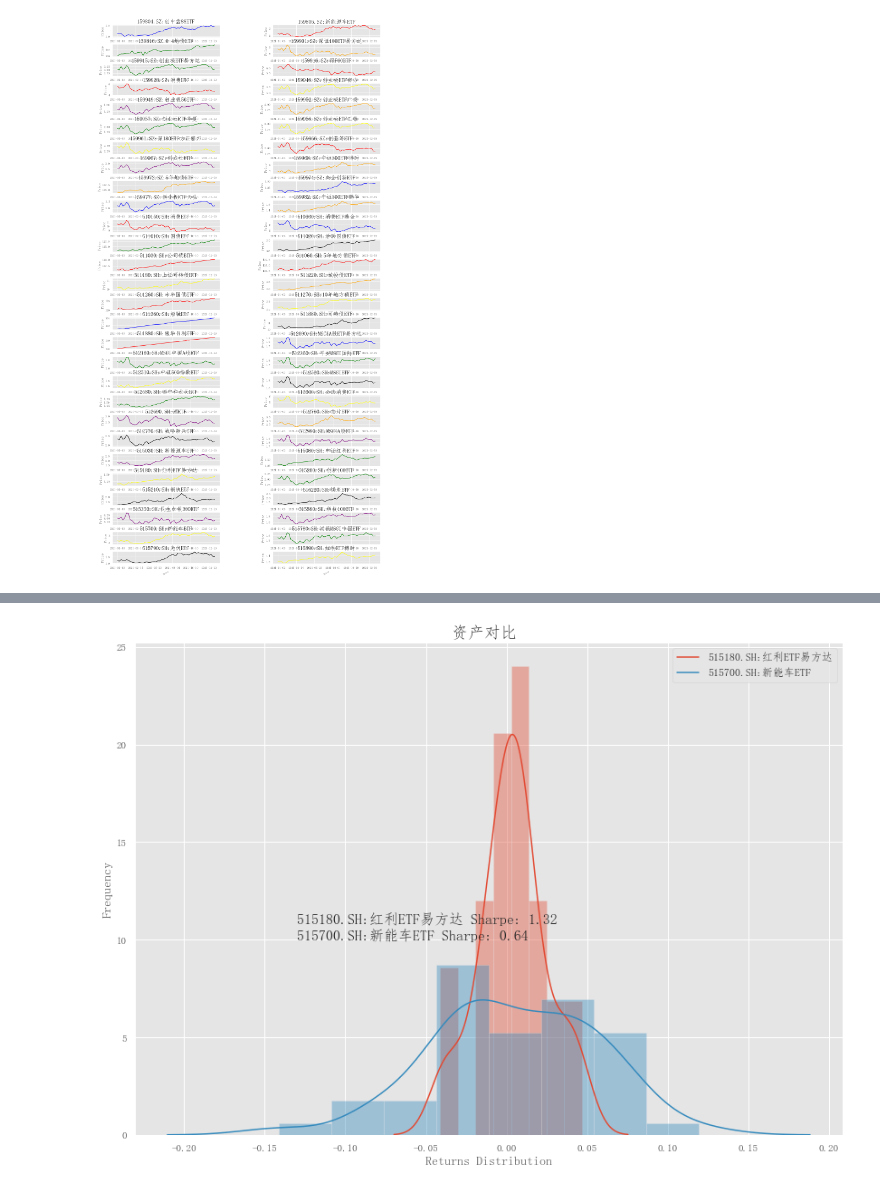
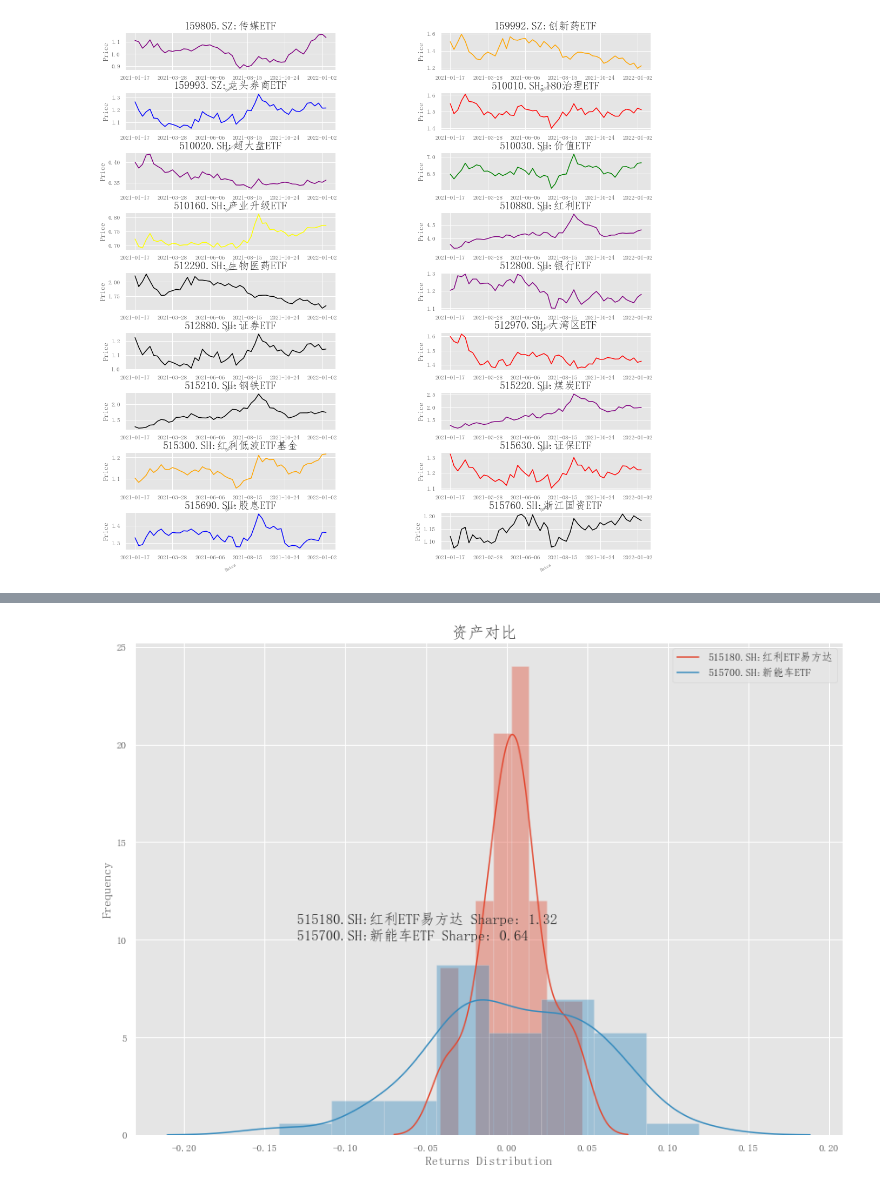
Before and after one commit to rufushuachen/code_bk, a Jupyter notebook: ETF.ipynb, the cells around one changed output, grey strips where cells are left out. Saved outputs shown, nothing was run; the diff lists cells and outputs as text; code cells hidden in the pictures.

```diff
--- a/ETF.ipynb
+++ b/ETF.ipynb
@@ -8,18 +8,33 @@ import pandas as pd
 import matplotlib.pyplot as plt
 import seaborn as sns; sns.set()
 from instrument_utility import *
+import warnings
 
+warnings.filterwarnings("ignore")
 plt.style.use('ggplot')
+"""
+1.读取ETF一年的周线数据
+2.1 get_ETF_features() 获取指数收益率排名(降序)后75%的资产代码
+2.2 get_ETF_SHARP() 获取(1.sharp ratio 大于1.1
+                         2.上市超过400天
+                         3.管理费小于等于0.5
+                         4.托管费小于等于0.1
+                         )
+    的资产代码
+3. 返回(符合上述条件)资产的周线数据
+
+"""
 
 def format_str_code(se):
     return re.sub(r'(^close_hfq_last)', "", str(se)) #替换非数字的字符,去除ETF代码中的特殊字符
 def get_weekly_ETF_data_index(path='D:\\Quant_Code\\data\\ETF_weekly\\weekly_ETF_hfq20220113.csv'):
     df_list =list()
     df = pd.read_csv(path)
-    # df['code'] = df['code'].apply(lambda x: format_str_code(x))
+
     cols =['date','code','close_hfq_last']
     _,codes,names = InstrumentUtility().get_ETF_features()
-    codes_dict = dict(zip(codes,names))
+    #codes,names,_ = InstrumentUtility().get_ETF_SHARP()
+    codes_dict =  InstrumentUtility().get_ETF_names()
 
     df_t = df[cols].copy()
     for code in codes:
@@ -33,10 +48,14 @@ def get_weekly_ETF_data_index(path='D:\\Quant_Code\\data\\ETF_weekly\\weekly_ETF
     df_res.columns  = [''.join(col) for col in df_res.columns.values] #把双层索引连接成字符串
 
     df_res.columns = [format_str_code(i) for i in df_res.columns.values] #保留双层索引数字部分
-    df_res.columns = [codes_dict[i] for i in df_res.columns.values]
+    df_res.columns = [i +':'+ codes_dict[i] for i in df_res.columns.values]
 
     # return df_res.unstack()
+    df_res.fillna(method='bfill',inplace=True)
     return  df_res
 
-get_weekly_ETF_data_index()
+df = get_weekly_ETF_data_index()
+print(df.shape)
+
+print(df.head())
 # %% [output]
@@ -149,35 +79,40 @@ df.head()
 # %%
 import pylab as mpl     #import matplotlib as mpl
 import matplotlib.ticker as ticker
 import random
+import matplotlib.pyplot as plt
 #设置汉字格式
 # sans-serif就是无衬线字体，是一种通用字体族。
 # 常见的无衬线字体有 Trebuchet MS, Tahoma, Verdana, Arial, Helvetica,SimHei 中文的幼圆、隶书等等
 mpl.rcParams['font.sans-serif'] = ['FangSong']  # 指定默认字体
 mpl.rcParams['axes.unicode_minus'] = False  # 解决保存图像是负号'-'显示为方块的问题
 
 
 # codes, names = get_ETF_codes()
 # code_dict = dict(zip(codes,names))
 
 fig1 =plt.figure(figsize=(20,36))
 plt.subplots_adjust(hspace=.6,wspace=.5) # it adds space in between plots
+if (len(df.columns) % 2 ) == 0:
+    m = len(df.columns)
+else:
+    m = int(round(len(df.columns),-1))
 
 for i in range(0,len(df.columns)):
-    plt.subplot(28,2,i+1)
+    plt.subplot(m,2,i+1)
     ax = plt.gca()
     ax.plot(df[df.columns[i]], color =random.choice(['green','red','blue','yellow','black','purple','orange']))
     ax.xaxis.set_major_locator(ticker.MultipleLocator(base=10))
     # ax.set_ylim(0,8)
     ax.set_xlabel('Dates',fontsize=9,rotation=30)
     ax.set_ylabel('Price',fontsize =14)
     ax.set_title(df.columns[i],fontsize =20)
     fig1.subplots_adjust(right=0.8)  #把图例往左移动
 
 plt.show()
 fig1.savefig('D:\\Quant_Code\\data\\plot_ETF\\prices_sharp_filt.png',dpi=fig1.dpi)
 # %% [output]
-[figure, old version]
+[figure, new version]
 # %%
 normalized_series = df/df.iloc[0]
 normalized_series.head()
```
Also changed, not shown: parts of 19 cells of this notebook, 1 other file.
